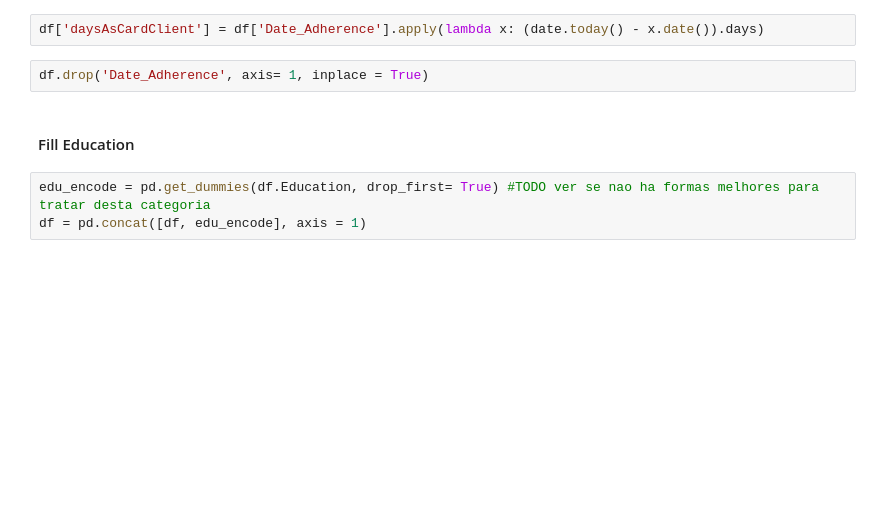
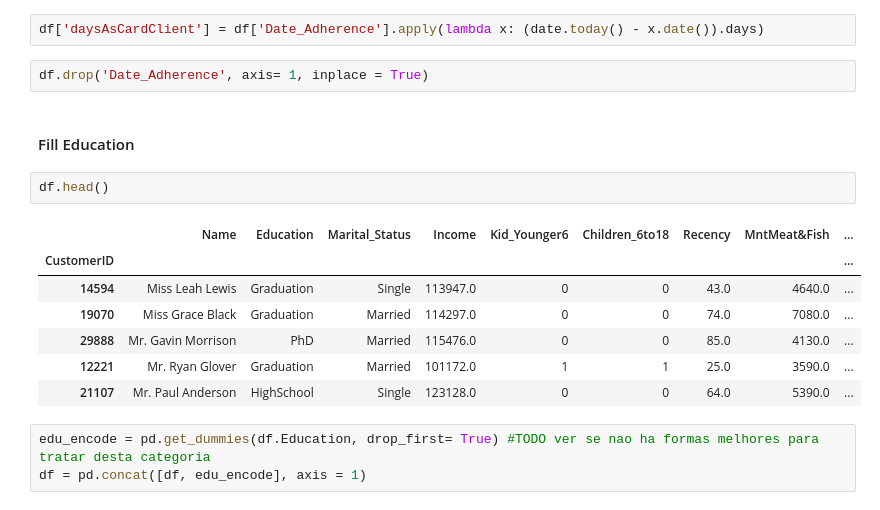
Before and after one commit to MikeOlhao/DSML_projeto, a Jupyter notebook: DSML_202223_Clusters_Group09_Notebook_semgraficos.ipynb, the cells around one changed output. Cells and saved outputs as stored; diff of their text form; blank space fills up the shorter version.

```diff
--- a/DSML_202223_Clusters_Group09_Notebook_semgraficos.ipynb
+++ b/DSML_202223_Clusters_Group09_Notebook_semgraficos.ipynb
@@ -252,6 +472,16 @@ df['daysAsCardClient'] = df['Date_Adherence'].apply(lambda x: (date.today() - x.
 df.drop('Date_Adherence', axis= 1, inplace = True)
 # %% [markdown]
 #### Fill Education
+# %%
+df.head()
+# %% [output]
+|  | Name | Education | Marital_Status | Income | Kid_Younger6 | Children_6to18 | Recency | MntMeat&Fish | ... |
+| CustomerID |  |  |  |  |  |  |  |  | ... |
+| 14594 | Miss Leah Lewis | Graduation | Single | 113947.0 | 0 | 0 | 43.0 | 4640.0 | ... |
+| 19070 | Miss Grace Black | Graduation | Married | 114297.0 | 0 | 0 | 74.0 | 7080.0 | ... |
+| 29888 | Mr. Gavin Morrison | PhD | Married | 115476.0 | 0 | 0 | 85.0 | 4130.0 | ... |
+| 12221 | Mr. Ryan Glover | Graduation | Married | 101172.0 | 1 | 1 | 25.0 | 3590.0 | ... |
+| 21107 | Mr. Paul Anderson | HighSchool | Single | 123128.0 | 0 | 0 | 64.0 | 5390.0 | ... |
 # %%
 edu_encode = pd.get_dummies(df.Education, drop_first= True) #TODO ver se nao ha formas melhores para tratar desta categoria
 df = pd.concat([df, edu_encode], axis = 1)
```
Also changed, not shown: parts of 53 cells of this notebook.
